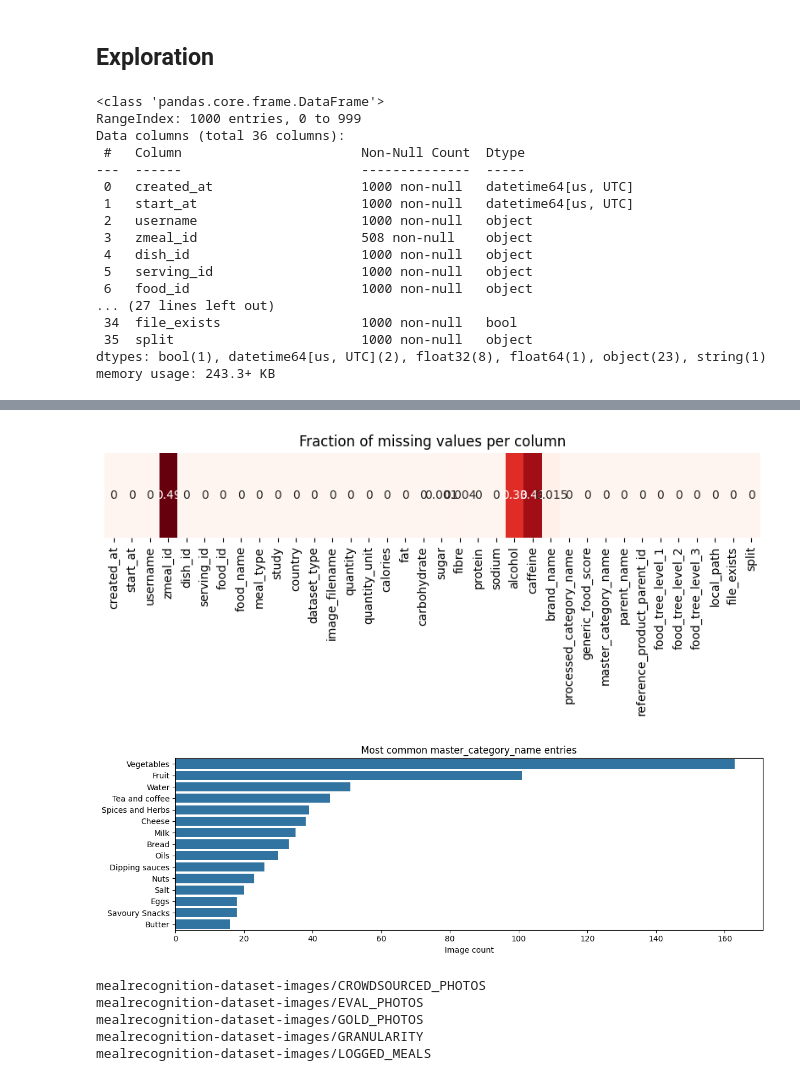
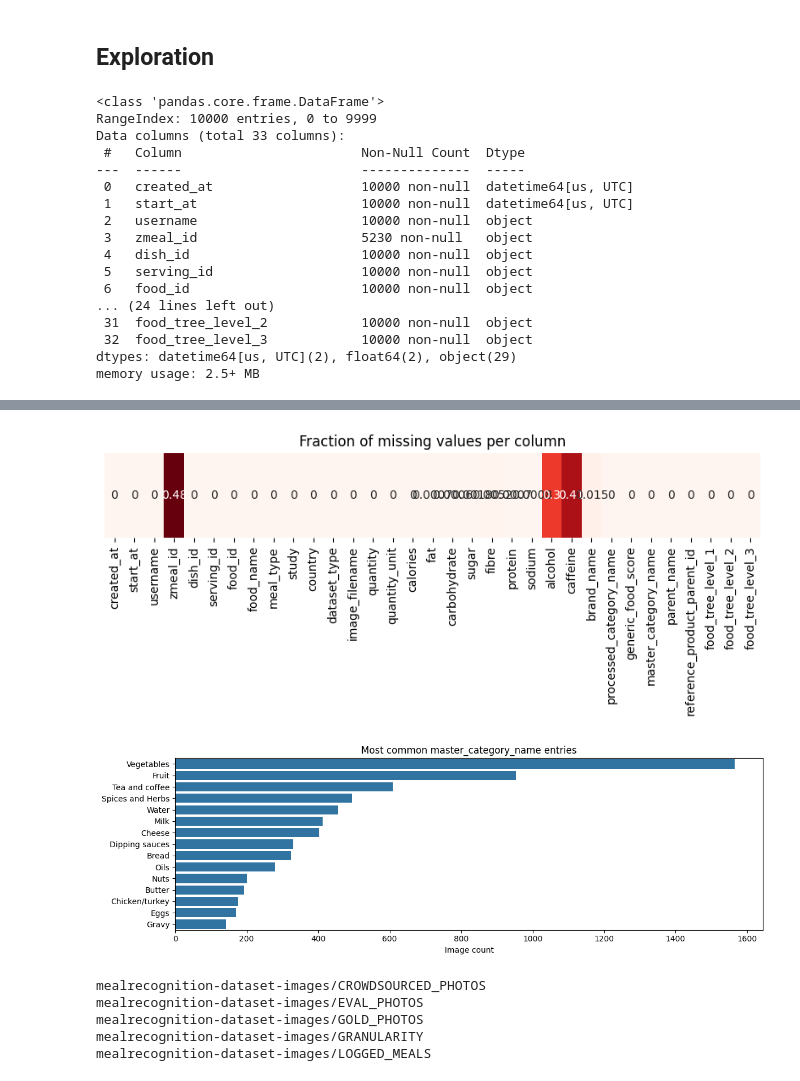
Before and after one commit to vlad-an/ZOE-Thesis, a Jupyter notebook: Initial_experiment.ipynb, the cells around one changed output, grey strips where cells are left out. Drawn from its saved outputs; the diff is of its cells as text; code cells hidden in the pictures.

Commit message:
10000 data entries

```diff
--- a/Initial_experiment.ipynb
+++ b/Initial_experiment.ipynb
@@ -99,7 +99,7 @@ num_cols = [
     "fibre", "protein", "sodium", "quantity"
 ]
 
-for col in NUM_COLS:
+for col in num_cols:
     df[col] = pd.to_numeric(df[col], errors="coerce").astype("float32")
 
 
@@ -115,20 +115,20 @@ plt.tight_layout()
 plt.show()
 # %% [output]
 <class 'pandas.core.frame.DataFrame'>
-RangeIndex: 1000 entries, 0 to 999
-Data columns (total 36 columns):
+RangeIndex: 10000 entries, 0 to 9999
+Data columns (total 33 columns):
  #   Column                       Non-Null Count  Dtype
 ---  ------                       --------------  -----
- 0   created_at                   1000 non-null   datetime64[us, UTC]
- 1   start_at                     1000 non-null   datetime64[us, UTC]
- 2   username                     1000 non-null   object
- 3   zmeal_id                     508 non-null    object
- 4   dish_id                      1000 non-null   object
- 5   serving_id                   1000 non-null   object
- 6   food_id                      1000 non-null   object
-... (27 lines left out)
- 34  file_exists                  1000 non-null   bool
- 35  split                        1000 non-null   object
-dtypes: bool(1), datetime64[us, UTC](2), float32(8), float64(1), object(23), string(1)
-memory usage: 243.3+ KB
+ 0   created_at                   10000 non-null  datetime64[us, UTC]
+ 1   start_at                     10000 non-null  datetime64[us, UTC]
+ 2   username                     10000 non-null  object
+ 3   zmeal_id                     5230 non-null   object
+ 4   dish_id                      10000 non-null  object
+ 5   serving_id                   10000 non-null  object
+ 6   food_id                      10000 non-null  object
+... (24 lines left out)
+ 31  food_tree_level_2            10000 non-null  object
+ 32  food_tree_level_3            10000 non-null  object
+dtypes: datetime64[us, UTC](2), float64(2), object(29)
+memory usage: 2.5+ MB
 |  | calories | fat | carbohydrate | sugar | fibre | protein | sodium | quantity |
@@ -145,4 +145,4 @@ memory usage: 243.3+ KB
-[figure, old version]
+[figure, new version]
 # %%
 # Plot count of top 15 master_category_name values
 plt.figure(figsize=(12,4))
@@ -154,7 +154,7 @@ plt.ylabel("")
 plt.tight_layout()
 plt.show()
 # %% [output]
-[figure, old version]
+[figure, new version]
 # %%
 # Define Google Cloud Storage bucket and filesystem
 BUCKET = "mealrecognition-dataset-images"
```
Also changed, not shown: parts of 18 cells of this notebook.
